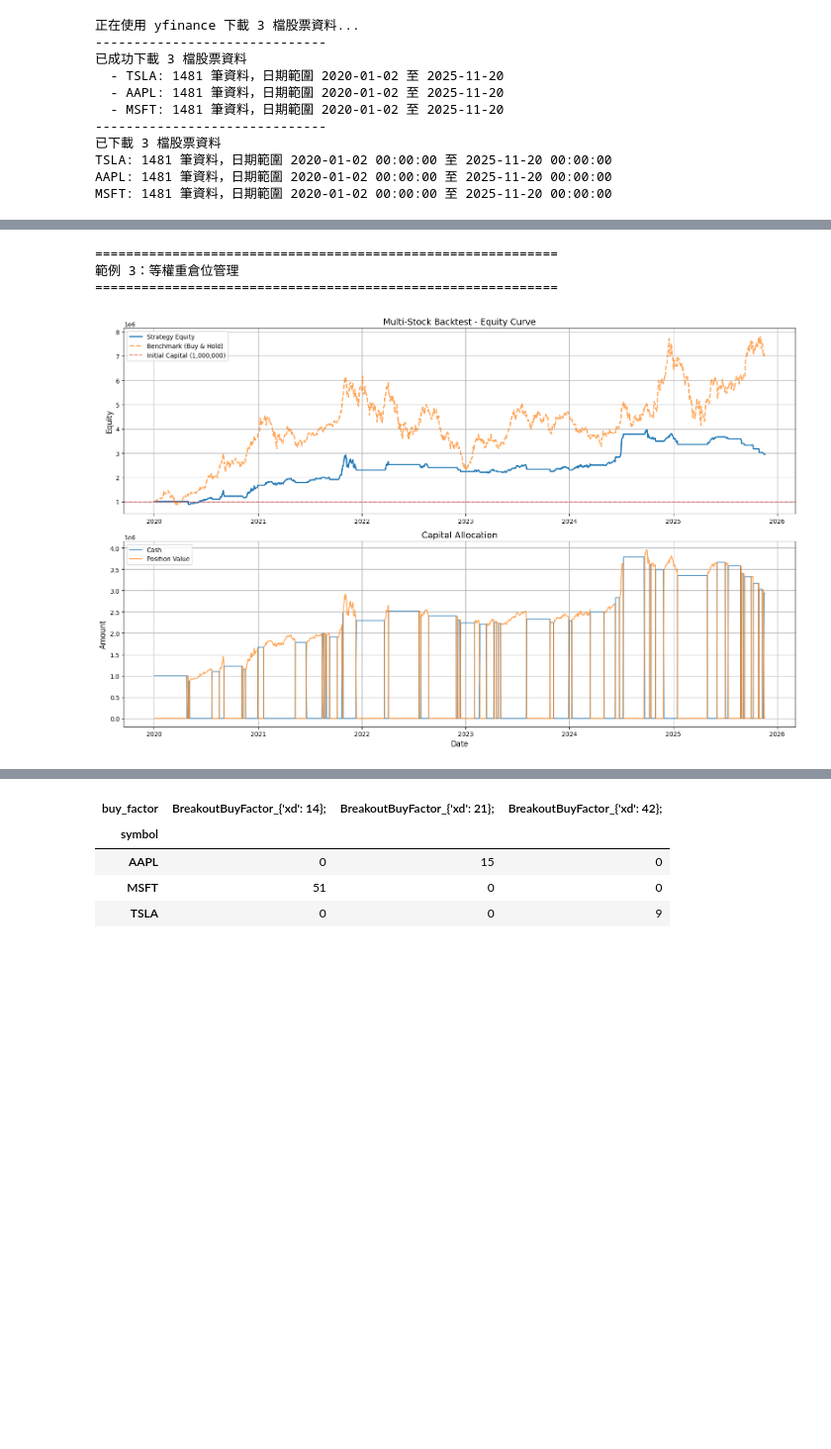
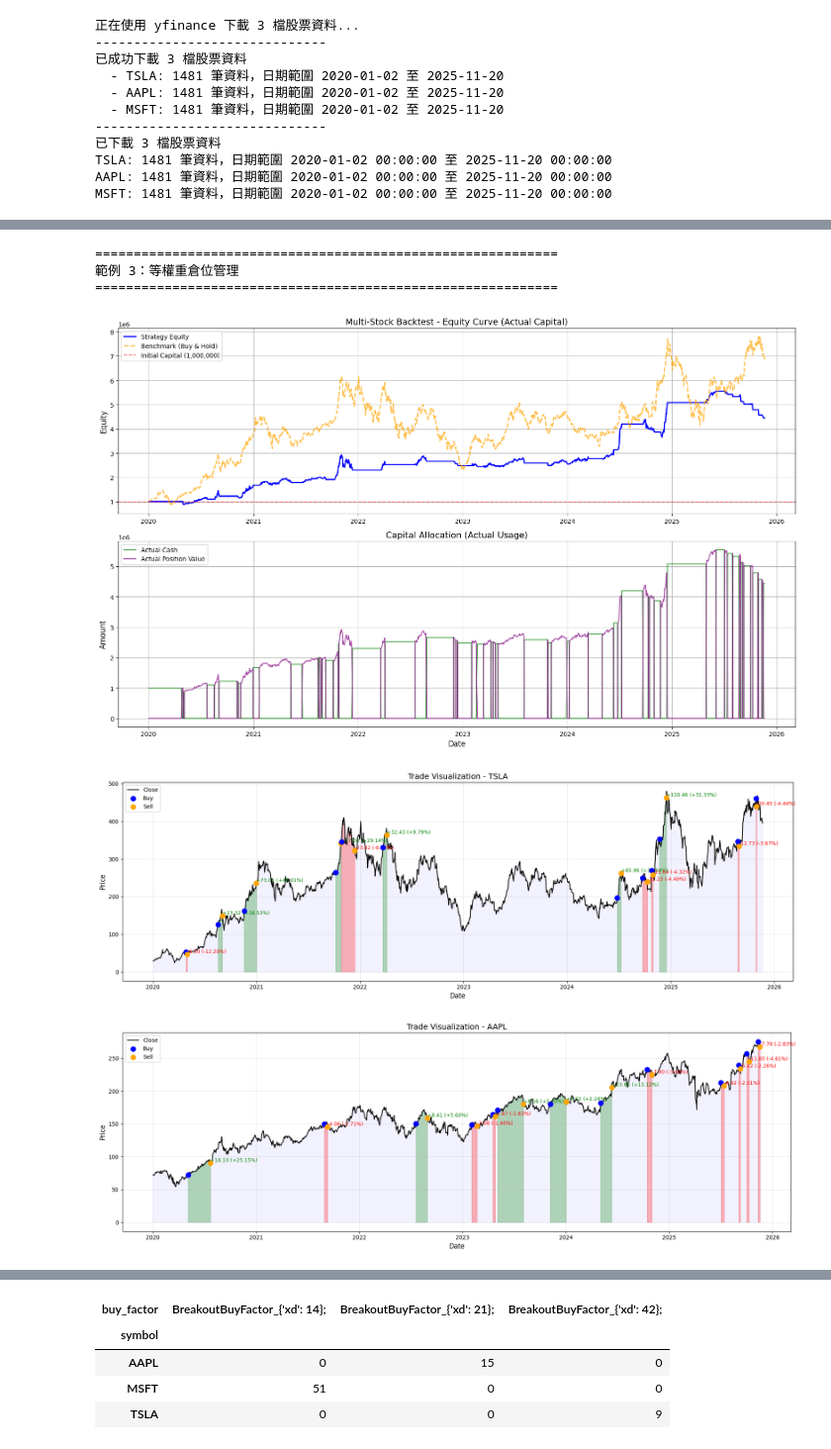
Before and after one commit to Alan-Cheng/q-trade, a Jupyter notebook: CH8.1-量化系統多股擇時模組.ipynb, the cells around one changed output, grey strips where cells are left out. Shown at 99% size. Saved outputs shown, nothing was run; the diff lists cells and outputs as text; code cells hidden in the pictures; blank space fills up the shorter version.

```diff
--- a/CH8.1-量化系統多股擇時模組.ipynb
+++ b/CH8.1-量化系統多股擇時模組.ipynb
@@ -40,6 +40,7 @@ TSLA: 1481 筆資料，日期範圍 2020-01-02 00:00:00 至 2025-11-20 00:00:00
 AAPL: 1481 筆資料，日期範圍 2020-01-02 00:00:00 至 2025-11-20 00:00:00
 MSFT: 1481 筆資料，日期範圍 2020-01-02 00:00:00 至 2025-11-20 00:00:00
 # %%
+
 # 範例 1：使用固定比例倉位管理（預設）
 print("=" * 60)
 print("範例 1：固定比例倉位管理（預設）")
@@ -61,6 +62,7 @@ bt1 = MultiStockBacktester(
     buy_factors=buy_factors,
     sell_factors=sell_factors,
     initial_capital=1_000_000,
+    enable_full_rate_factor=False
 )
 
 results1, trades1, stats1 = bt1.run(show_plot=True, show_trades_plot=True)
@@ -121,10 +123,11 @@ bt2 = MultiStockBacktester(
     buy_factors=buy_factors,
     sell_factors=sell_factors,
     initial_capital=1_000_000,
-    position_manager=risk_position_manager  # 傳入自訂倉位管理器
+    position_manager=risk_position_manager,  # 傳入自訂倉位管理器
+    enable_full_rate_factor=False
 )
 
-results2, trades2, stats2 = bt2.run(show_plot=True)
+results2, trades2, stats2 = bt2.run(show_plot=True, show_trades_plot=True)
 
 print("\n=== 績效指標 ===")
 for k, v in stats2.items():
@@ -160,33 +165,36 @@ print("=" * 60)
 print("範例 3：等權重倉位管理")
 print("=" * 60)
 
 # 建立等權重倉位管理器
 equal_weight_manager = EqualWeightPositionManager(
     max_stocks=3  # 最多同時持有 3 檔股票
 )
 
 bt3 = MultiStockBacktester(
     stock_data=stock_data,
     buy_factors=buy_factors,
     sell_factors=sell_factors,
     initial_capital=1_000_000,
-    position_manager=equal_weight_manager
+    position_manager=equal_weight_manager,
+    enable_full_rate_factor=False
 )
 
-results3, trades3, stats3 = bt3.run(show_plot=True)
+results3, trades3, stats3 = bt3.run(show_plot=True, show_trades_plot=True)
 
 print("\n=== 績效指標 ===")
 for k, v in stats3.items():
     if isinstance(v, float):
         print(f"{k}: {v:.4f}")
     else:
         print(f"{k}: {v:,.0f}")
 
 print(f"\n總交易次數: {len(trades3)}")
 print(f"\n各股票交易次數:")
 print(trades3.groupby('symbol').size())
 # %% [output]
 ============================================================
 範例 3：等權重倉位管理
 ============================================================
-[figure, old version]
+[figure, new version]
+[figure, added]
+[figure, added]
```
Also changed, not shown: parts of 8 cells of this notebook, 5 other files.
